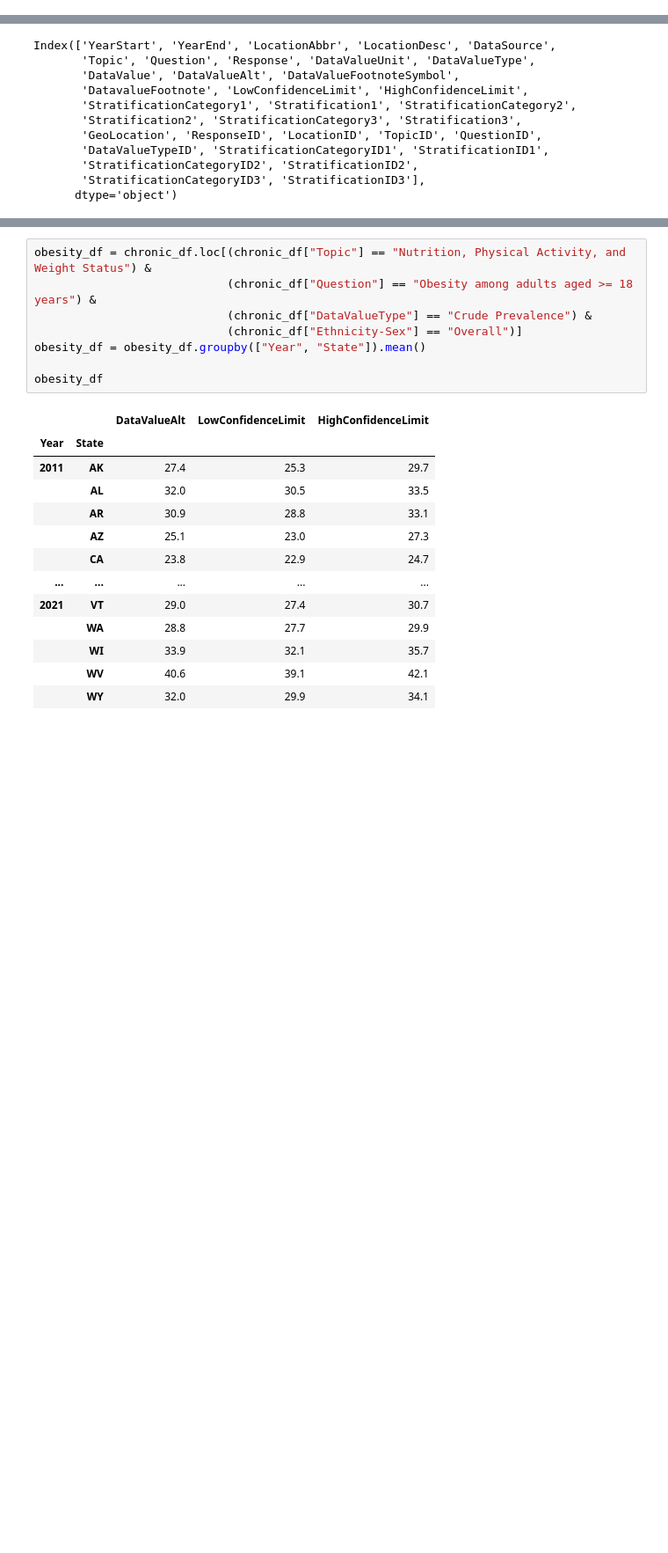
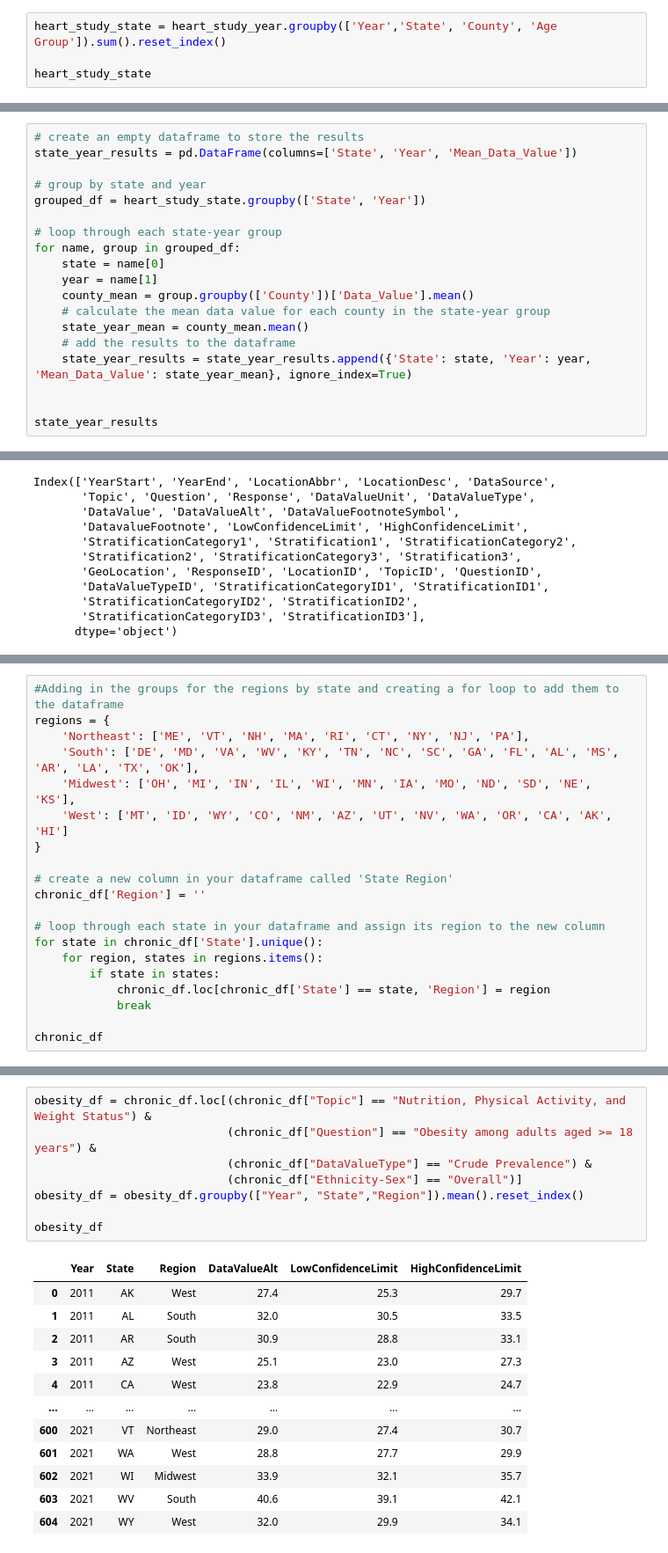
Before and after one commit to sean-guzman/Project1, a Jupyter notebook: main.ipynb, the cells around one changed output, grey strips where cells are left out. Shown at 88% size. Cells and saved outputs as stored; diff of their text form; blank space fills up the shorter version.

```diff
--- a/main.ipynb
+++ b/main.ipynb
@@ -118,0 +139,4 @@ heart_study_year
+# %%
+heart_study_state = heart_study_year.groupby(['Year','State', 'County', 'Age Group']).sum().reset_index()
+
+heart_study_state
@@ -118,0 +157,19 @@ heart_study_year
+# %%
+# create an empty dataframe to store the results
+state_year_results = pd.DataFrame(columns=['State', 'Year', 'Mean_Data_Value'])
+
+# group by state and year
+grouped_df = heart_study_state.groupby(['State', 'Year'])
+
+# loop through each state-year group
+for name, group in grouped_df:
+    state = name[0]
+    year = name[1]
+    county_mean = group.groupby(['County'])['Data_Value'].mean()
+    # calculate the mean data value for each county in the state-year group
+    state_year_mean = county_mean.mean()
+    # add the results to the dataframe
+    state_year_results = state_year_results.append({'State': state, 'Year': year, 'Mean_Data_Value': state_year_mean}, ignore_index=True)
+
+
+state_year_results
@@ -389,3 +460,23 @@ chronic_df.head()
 | 2 | 2018 | DC | Asthma | Hospitalizations for asthma | NaN | Number | 708 | 708.0 | ... |
 | 3 | 2017 | GA | Asthma | Hospitalizations for asthma | NaN | Number | 3520 | 3520.0 | ... |
 | 4 | 2010 | MI | Asthma | Hospitalizations for asthma | NaN | Number | 123 | 123.0 | ... |
+# %%
+#Adding in the groups for the regions by state and creating a for loop to add them to the dataframe
+regions = {
+    'Northeast': ['ME', 'VT', 'NH', 'MA', 'RI', 'CT', 'NY', 'NJ', 'PA'],
+    'South': ['DE', 'MD', 'VA', 'WV', 'KY', 'TN', 'NC', 'SC', 'GA', 'FL', 'AL', 'MS', 'AR', 'LA', 'TX', 'OK'],
+    'Midwest': ['OH', 'MI', 'IN', 'IL', 'WI', 'MN', 'IA', 'MO', 'ND', 'SD', 'NE', 'KS'],
+    'West': ['MT', 'ID', 'WY', 'CO', 'NM', 'AZ', 'UT', 'NV', 'WA', 'OR', 'CA', 'AK', 'HI']
+}
+
+# create a new column in your dataframe called 'State Region'
+chronic_df['Region'] = ''
+
+# loop through each state in your dataframe and assign its region to the new column
+for state in chronic_df['State'].unique():
+    for region, states in regions.items():
+        if state in states:
+            chronic_df.loc[chronic_df['State'] == state, 'Region'] = region
+            break
+
+chronic_df
@@ -438,22 +541,21 @@ diabetes_df
 # %%
 obesity_df = chronic_df.loc[(chronic_df["Topic"] == "Nutrition, Physical Activity, and Weight Status") &
                             (chronic_df["Question"] == "Obesity among adults aged >= 18 years") &
                             (chronic_df["DataValueType"] == "Crude Prevalence") &
                             (chronic_df["Ethnicity-Sex"] == "Overall")]
-obesity_df = obesity_df.groupby(["Year", "State"]).mean()
+obesity_df = obesity_df.groupby(["Year", "State","Region"]).mean().reset_index()
 
 obesity_df
 # %% [output]
-|  |  | DataValueAlt | LowConfidenceLimit | HighConfidenceLimit |
-| Year | State |  |  |  |
-| 2011 | AK | 27.4 | 25.3 | 29.7 |
-|  | AL | 32.0 | 30.5 | 33.5 |
-|  | AR | 30.9 | 28.8 | 33.1 |
-|  | AZ | 25.1 | 23.0 | 27.3 |
-|  | CA | 23.8 | 22.9 | 24.7 |
-| ... | ... | ... | ... | ... |
-| 2021 | VT | 29.0 | 27.4 | 30.7 |
-|  | WA | 28.8 | 27.7 | 29.9 |
-|  | WI | 33.9 | 32.1 | 35.7 |
-|  | WV | 40.6 | 39.1 | 42.1 |
-|  | WY | 32.0 | 29.9 | 34.1 |
+|  | Year | State | Region | DataValueAlt | LowConfidenceLimit | HighConfidenceLimit |
+| 0 | 2011 | AK | West | 27.4 | 25.3 | 29.7 |
+| 1 | 2011 | AL | South | 32.0 | 30.5 | 33.5 |
+| 2 | 2011 | AR | South | 30.9 | 28.8 | 33.1 |
+| 3 | 2011 | AZ | West | 25.1 | 23.0 | 27.3 |
+| 4 | 2011 | CA | West | 23.8 | 22.9 | 24.7 |
+| ... | ... | ... | ... | ... | ... | ... |
+| 600 | 2021 | VT | Northeast | 29.0 | 27.4 | 30.7 |
+| 601 | 2021 | WA | West | 28.8 | 27.7 | 29.9 |
+| 602 | 2021 | WI | Midwest | 33.9 | 32.1 | 35.7 |
+| 603 | 2021 | WV | South | 40.6 | 39.1 | 42.1 |
+| 604 | 2021 | WY | West | 32.0 | 29.9 | 34.1 |
```
Also changed, not shown: parts of 29 cells of this notebook.
